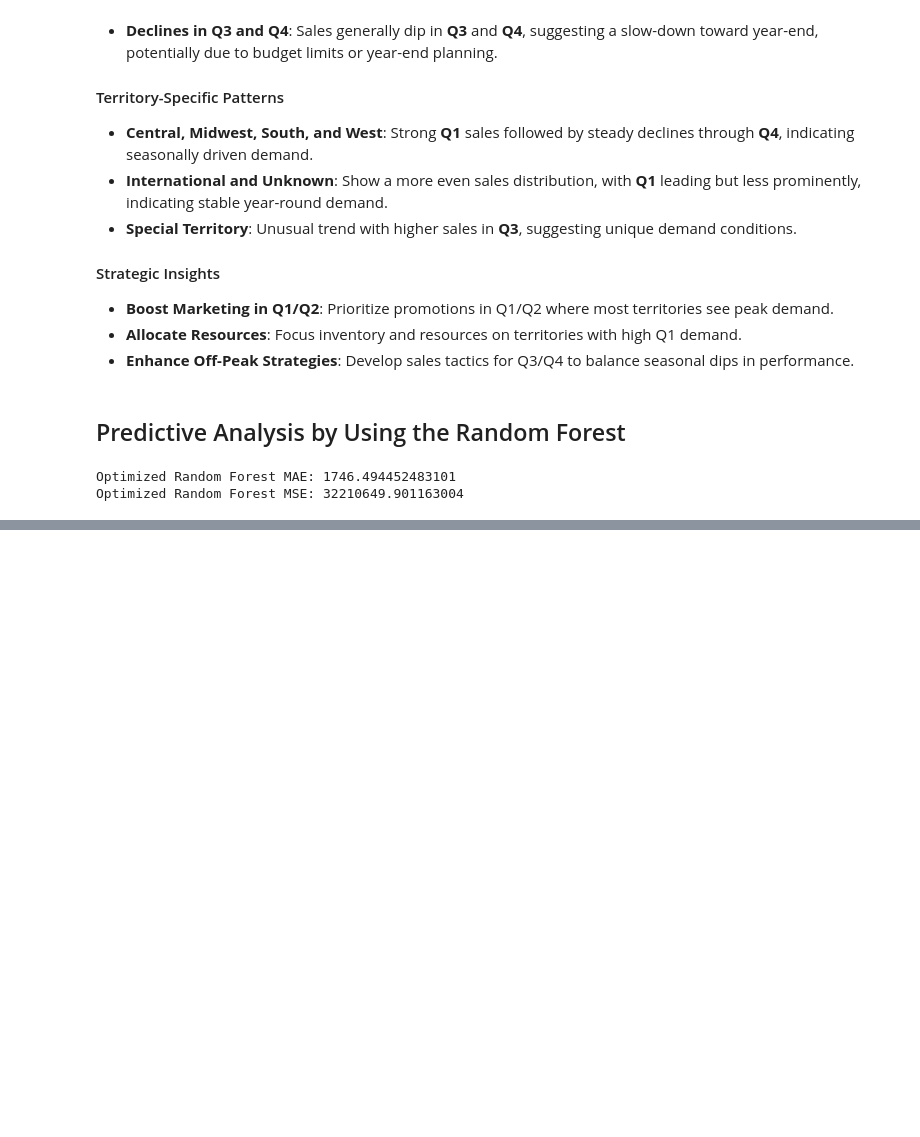
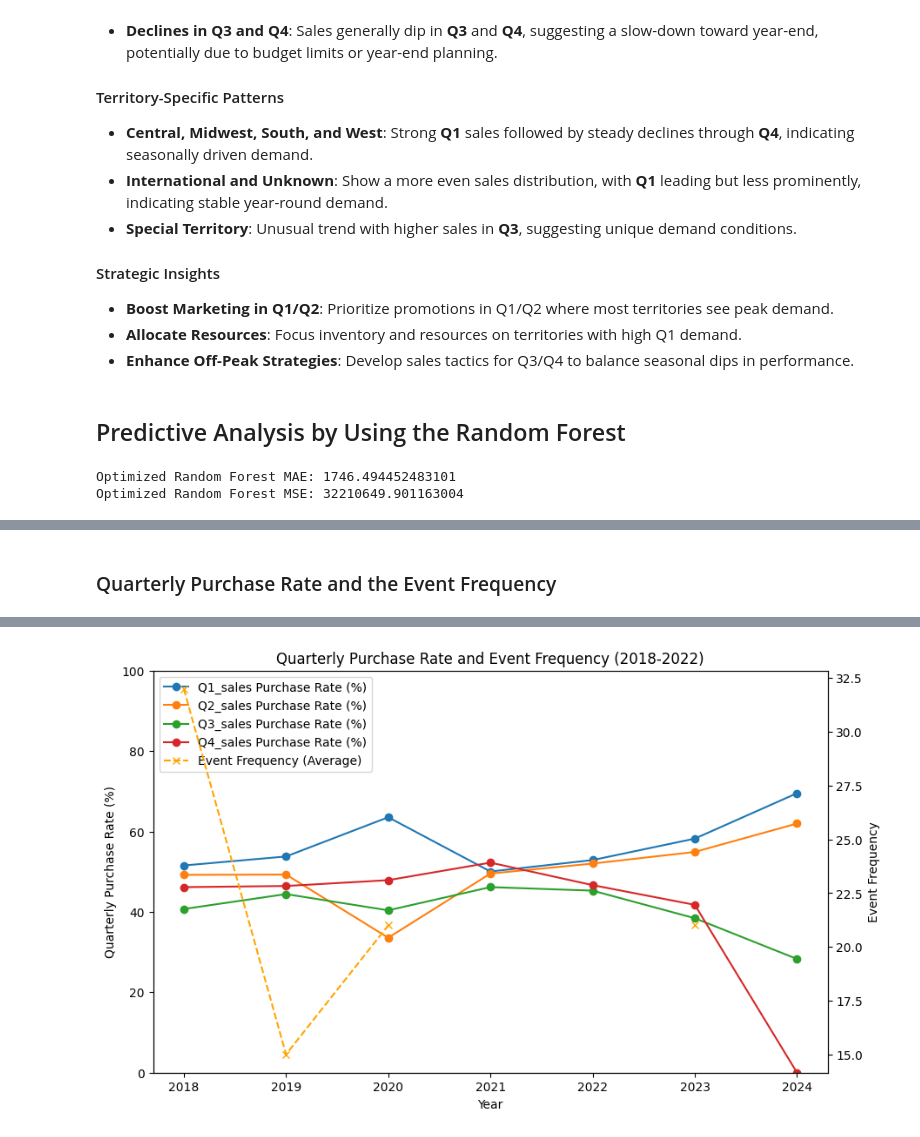
Before and after one commit to Rachel-you/crystal_synergy, a Jupyter notebook: retention_analysis/purchase_rate_analysis.ipynb, the cells around one changed output, grey strips where cells are left out. Saved outputs shown, nothing was run; the diff lists cells and outputs as text; code cells hidden in the pictures; blank space fills up the shorter version.

```diff
--- a/retention_analysis/purchase_rate_analysis.ipynb
+++ b/retention_analysis/purchase_rate_analysis.ipynb
@@ -199,0 +288,67 @@ Optimized Random Forest MSE: 32210649.901163004
+# %% [markdown]
+### Quarterly Purchase Rate and the Event Frequency
+# %%
+event_data.columns = ['Event', '2018', '2019', '2020', '2021', '2022', '2023']
+
+df['Q1_sales'] = df[['Jan', 'Feb', 'Mar']].sum(axis=1)
+df['Q2_sales'] = df[['Apr', 'May', 'Jun']].sum(axis=1)
+df['Q3_sales'] = df[['Jul', 'Aug', 'Sep']].sum(axis=1)
+df['Q4_sales'] = df[['Oct', 'Nov', 'Dec']].sum(axis=1)
+
+df_long = df.melt(
+    id_vars=["Year", "C1AccountNo", "Territory"],
+    value_vars=["Q1_sales", "Q2_sales", "Q3_sales", "Q4_sales"],
+    var_name="Quarter",
+    value_name="Quarterly_sales"
+)
+
+df_long['Purchased'] = df_long['Quarterly_sales'] > 0
+
+quarterly_purchase_data = df_long.groupby(["Year", "Quarter"]).agg(
+    total_accounts=('C1AccountNo', 'nunique'),
+    purchased_accounts=('Purchased', 'sum')
+).reset_index()
+
+quarterly_purchase_data["quarterly_purchase_rate"] = (
+    quarterly_purchase_data["purchased_accounts"] / quarterly_purchase_data["total_accounts"]
+) * 100
+
+event_data.rename(columns={'Event': 'Event_Description'}, inplace=True)
+
+quarterly_event_data = event_data.iloc[1:].melt(
+    var_name="Year", value_name="Event"
+).dropna()
+quarterly_event_data = quarterly_event_data[quarterly_event_data['Year'].apply(lambda x: x.isnumeric())]
+quarterly_event_data['Year'] = quarterly_event_data['Year'].astype(int)
+quarterly_event_counts = quarterly_event_data.groupby(["Year"]).size().reset_index(name="event_frequency")
+quarterly_analysis = pd.merge(quarterly_purchase_data, quarterly_event_counts, on="Year", how="left")
+print("Quarterly Purchase Rate and Event Frequency Analysis")
+print(quarterly_analysis)
+
+fig, ax1 = plt.subplots(figsize=(10, 6))
+
+for quarter in quarterly_analysis['Quarter'].unique():
+    data = quarterly_analysis[quarterly_analysis['Quarter'] == quarter]
+    ax1.plot(data["Year"],
+             data["quarterly_purchase_rate"],
+             marker='o', label=f"{quarter} Purchase Rate (%)")
+
+ax1.set_xlabel("Year")
+ax1.set_ylabel("Quarterly Purchase Rate (%)")
+ax1.set_ylim(0, 100)
+ax1.tick_params(axis='y')
+ax1.set_title("Quarterly Purchase Rate and Event Frequency (2018-2024)")
+
+ax2 = ax1.twinx()
+ax2.plot(quarterly_analysis["Year"].unique(),
+         quarterly_analysis.groupby("Year")["event_frequency"].mean(),
+         color='orange', marker='x', linestyle='--', label="Event Frequency (Average)")
+ax2.set_ylabel("Event Frequency")
+ax2.tick_params(axis='y')
+
+lines, labels = ax1.get_legend_handles_labels()
+lines2, labels2 = ax2.get_legend_handles_labels()
+ax1.legend(lines + lines2, labels + labels2, loc="upper left")
+
+plt.show()
+# %% [output]
@@ -199,0 +372 @@ Optimized Random Forest MSE: 32210649.901163004
+[figure, added]
```
Also changed, not shown: parts of 5 cells of this notebook.
